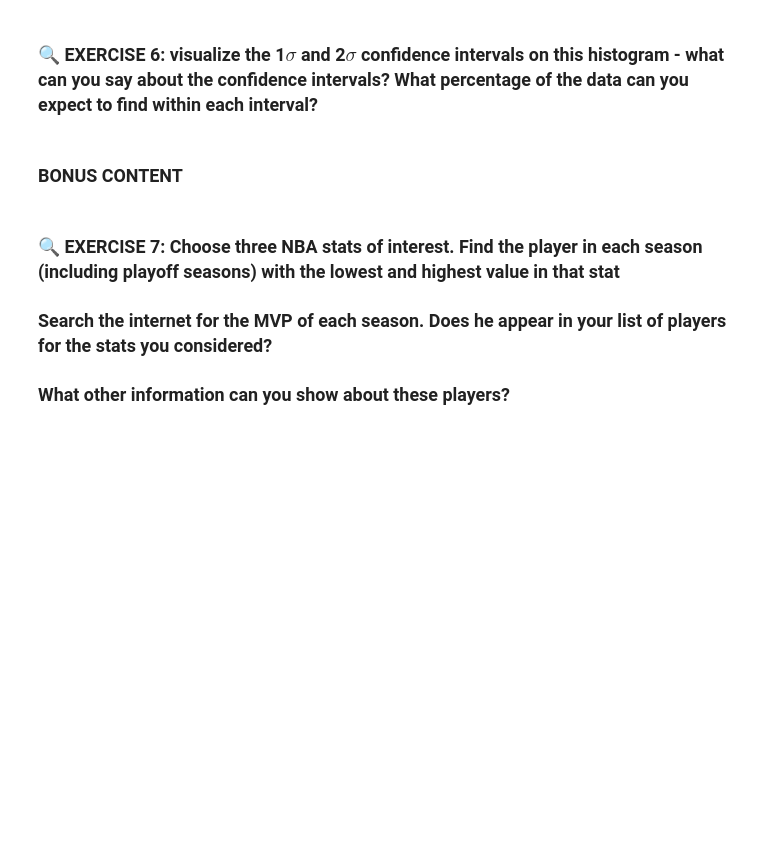
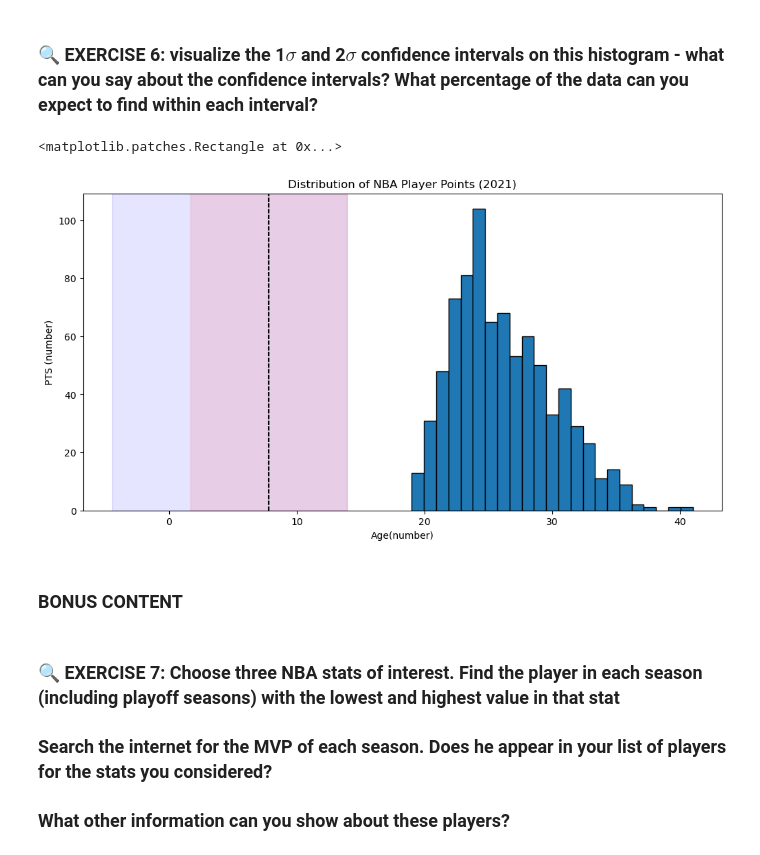
Before and after one commit to PrisonTeachingInitiative/CFR-2025, a Jupyter notebook: Stats/Notebooks/1-RangeStandardDeviation.ipynb, the cells around one changed output. Saved outputs shown, nothing was run; the diff lists cells and outputs as text; code cells hidden in the pictures; blank space fills up the shorter version.

```diff
--- a/Stats/Notebooks/1-RangeStandardDeviation.ipynb
+++ b/Stats/Notebooks/1-RangeStandardDeviation.ipynb
@@ -274,5 +373,21 @@ Range of Ages of NBA players Playoffs (2022):  23
 # %% [markdown]
 ### 🔍 EXERCISE 6: visualize the 1$\sigma$ and 2$\sigma$ confidence intervals on this histogram - what can you say about the confidence intervals? What percentage of the data can you expect to find within each interval?
+# %%
+plt.figure(figsize=(12, 6))
+plt.xlabel('Age(number)')
+plt.ylabel('PTS (number)')
+plt.title('Distribution of NBA Player Points (2021)')
+
+AveragePTS=np.mean(NBA_regular_2021['PTS'])
+PTS_sigma = np.std(NBA_regular_2021['PTS']) # Define PTS_sigma here
+
+plt.hist(NBA_regular_2021['Age'], bins=23, edgecolor='black')
+plt.axvline(AveragePTS, color='black', dashes=[3,1])
+plt.axvspan(AveragePTS - 1 * PTS_sigma, AveragePTS + 1 * PTS_sigma, color='red', zorder=0, alpha=0.1,)
+plt.axvspan(AveragePTS - 2 * PTS_sigma, AveragePTS + 1 * PTS_sigma, color='blue', zorder=-1, alpha=0.1,)
+# %% [output]
+<matplotlib.patches.Rectangle at 0x...>
+[figure, added]
 # %% [markdown]
 ### BONUS CONTENT
 # %% [markdown]
```
Also changed, not shown: parts of 9 cells of this notebook.
